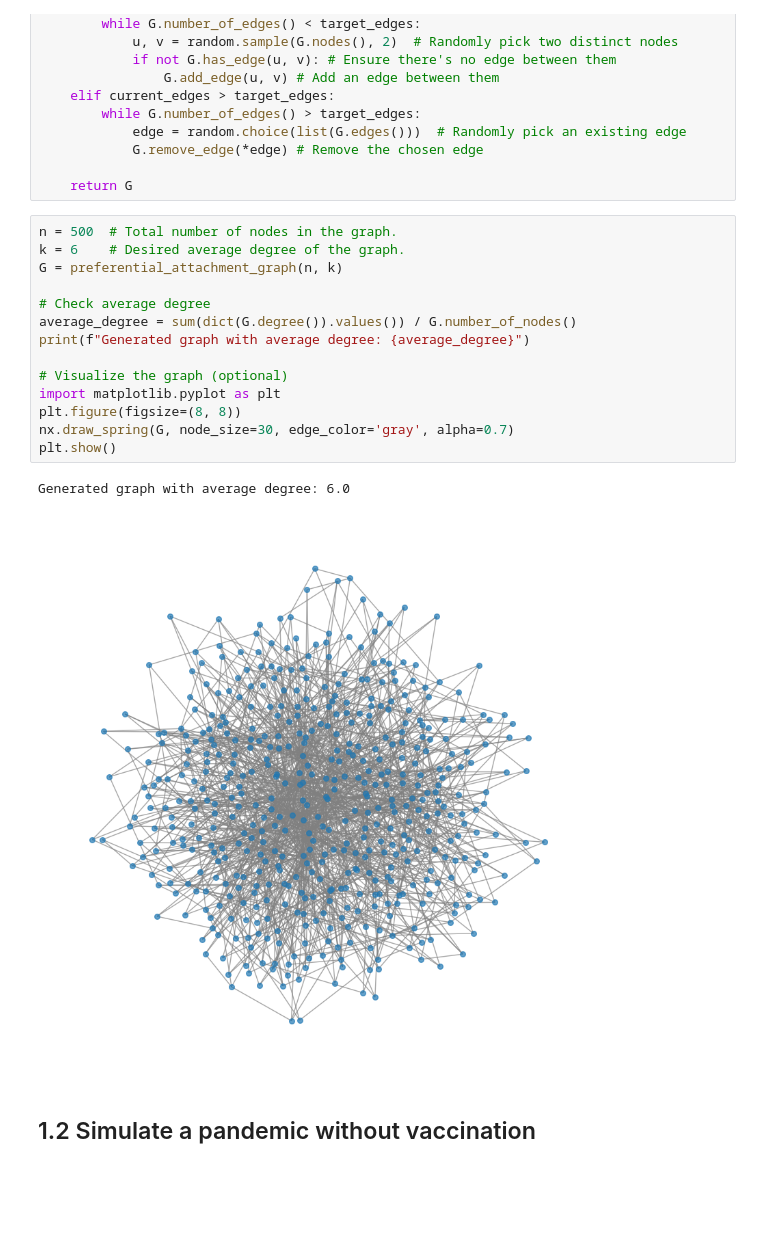
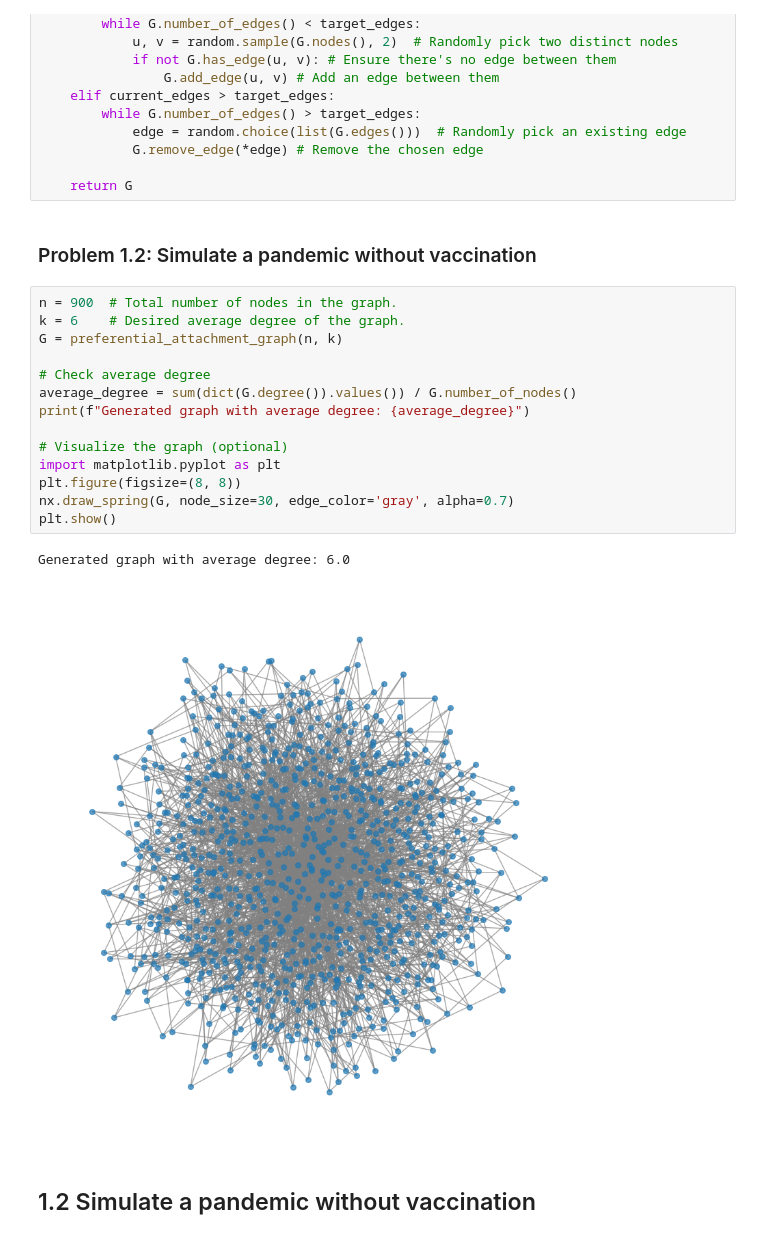
Before and after one commit to MateoRivera/network-dynamics, a Jupyter notebook: H3/H3_Juliana.ipynb, the cells around one changed output. Saved outputs shown, nothing was run; the diff lists cells and outputs as text; blank space fills up the shorter version.

```diff
--- a/H3/H3_Juliana.ipynb
+++ b/H3/H3_Juliana.ipynb
@@ -75,23 +75,25 @@ def preferential_attachment_graph(n, k):
             G.remove_edge(*edge) # Remove the chosen edge
 
     return G
+# %% [markdown]
+### Problem 1.2:  Simulate a pandemic without vaccination
 # %%
-n = 500  # Total number of nodes in the graph.
+n = 900  # Total number of nodes in the graph.
 k = 6    # Desired average degree of the graph.
 G = preferential_attachment_graph(n, k)
 
 # Check average degree
 average_degree = sum(dict(G.degree()).values()) / G.number_of_nodes()
 print(f"Generated graph with average degree: {average_degree}")
 
 # Visualize the graph (optional)
 import matplotlib.pyplot as plt
 plt.figure(figsize=(8, 8))
 nx.draw_spring(G, node_size=30, edge_color='gray', alpha=0.7)
 plt.show()
 # %% [output]
 Generated graph with average degree: 6.0
-[figure, old version]
+[figure, new version]
 # %% [markdown]
 ## 1.2 Simulate a pandemic without vaccination
 # %%
```
Also changed, not shown: parts of 8 cells of this notebook.
